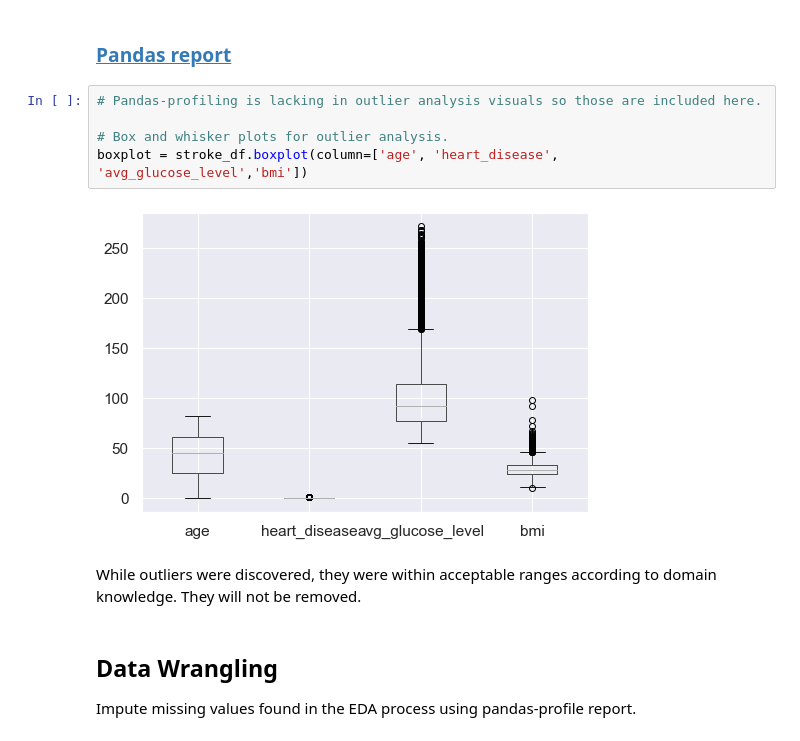
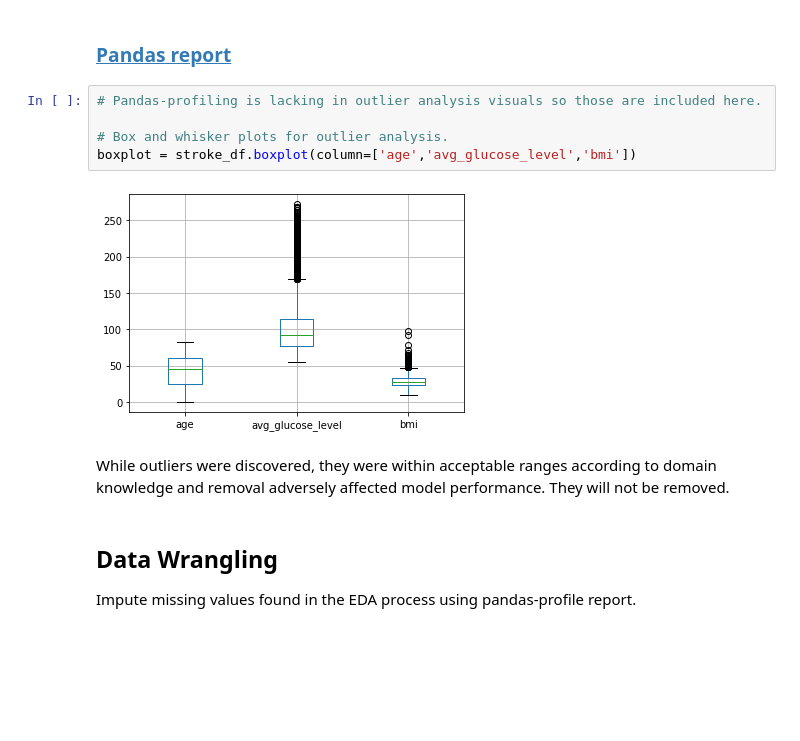
Before and after one commit to SDLoyd/Stroke, a Jupyter notebook: code/stroke.ipynb, the cells around one changed output. Drawn from its saved outputs; the diff is of its cells as text; blank space fills up the shorter version.

```diff
--- a/code/stroke.ipynb
+++ b/code/stroke.ipynb
@@ -69,12 +69,12 @@ stroke_df.head()
 # %%
 # Pandas-profiling is lacking in outlier analysis visuals so those are included here.
 
 # Box and whisker plots for outlier analysis.
-boxplot = stroke_df.boxplot(column=['age', 'heart_disease', 'avg_glucose_level','bmi'])
+boxplot = stroke_df.boxplot(column=['age','avg_glucose_level','bmi'])
 # %% [output]
-[figure, old version]
+[figure, new version]
 # %% [markdown]
-While outliers were discovered, they were within acceptable ranges according to domain knowledge.
+While outliers were discovered, they were within acceptable ranges according to domain knowledge and removal adversely affected model performance.
 They will not be removed.
 # %% [markdown]
 ## Data Wrangling
```
Also changed, not shown: parts of 16 cells of this notebook, 6 other files.
